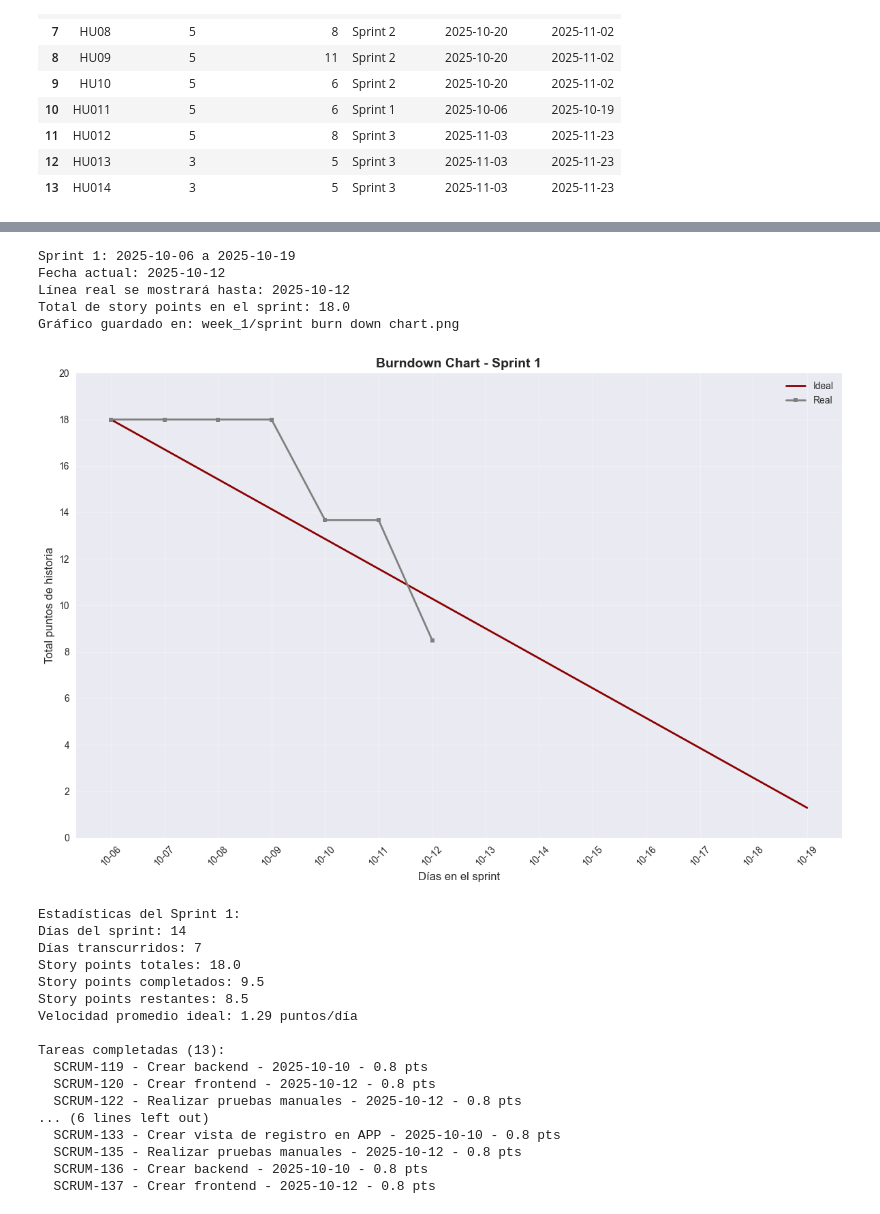
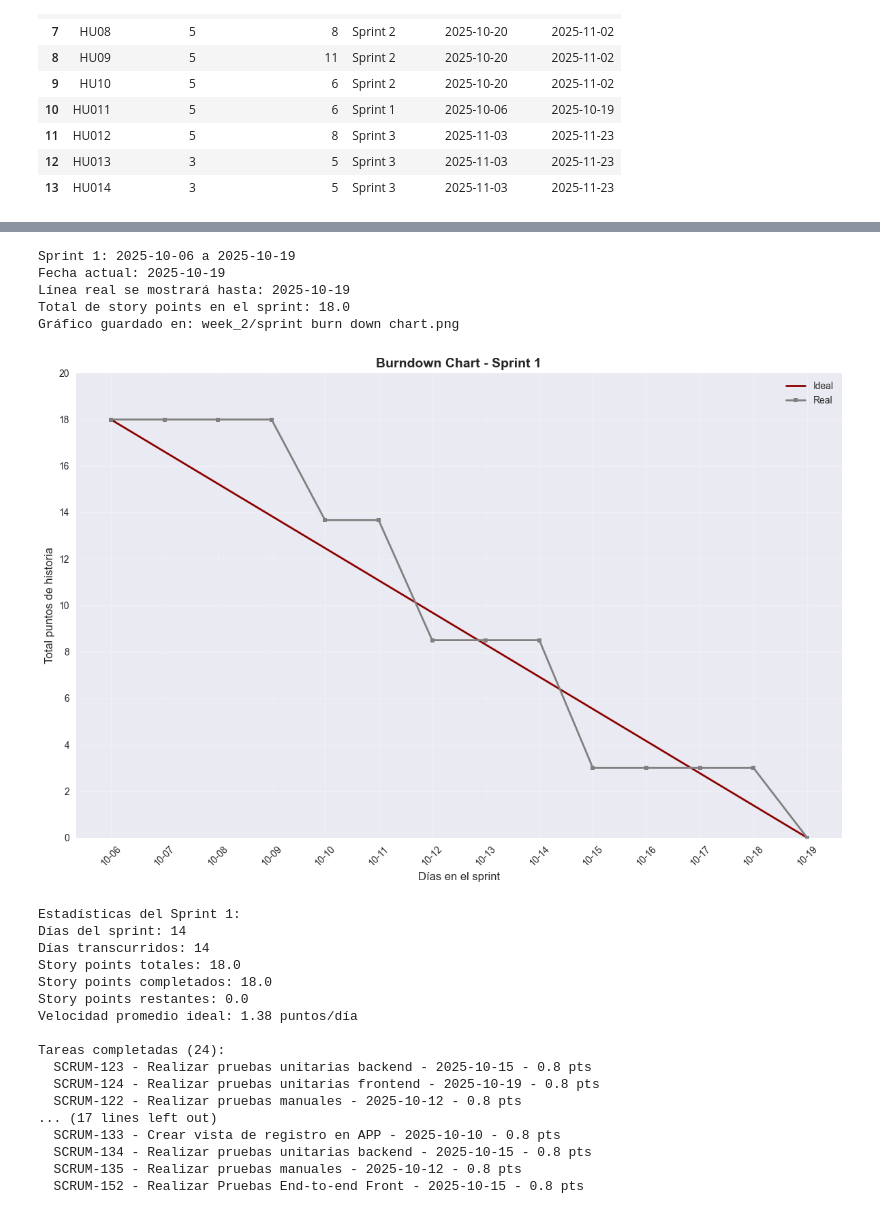
Before and after one commit to JohannPaezU/MISW4501-MediSupply, a Jupyter notebook: graphics/sprint_reports_analysis.ipynb, the cells around one changed output, grey strips where cells are left out. Saved outputs shown, nothing was run; the diff lists cells and outputs as text; code cells hidden in the pictures.

```diff
--- a/graphics/sprint_reports_analysis.ipynb
+++ b/graphics/sprint_reports_analysis.ipynb
@@ -20,7 +20,7 @@ plt.style.use('seaborn-v0_8')
 sns.set_palette("husl")
 
 # Parámetros de entrada (modificar según sea necesario)
-week = 1
+week = 2
 sprint_number = 1
 
 print(f"Análisis de la semana {week} y el sprint {sprint_number}")
@@ -273,7 +286,7 @@ def create_burndown_chart(enhanced_data, sprint_number, week_number):
 
     # Calcular progreso ideal (línea diagonal completa)
     ideal_progress = []
-    daily_burn_rate = total_story_points / len(sprint_days)
+    daily_burn_rate = total_story_points / (len(sprint_days) - 1)
 
     for i, day in enumerate(sprint_days):
         ideal_remaining = total_story_points - (daily_burn_rate * i)
@@ -330,52 +343,52 @@ def create_burndown_chart(enhanced_data, sprint_number, week_number):
     print(f"Story points completados: {total_story_points - real_progress[-1]}")
     print(f"Story points restantes: {real_progress[-1]}")
     print(f"Velocidad promedio ideal: {daily_burn_rate:.2f} puntos/día")
 
     # Mostrar detalles de las tareas completadas
     completed_tasks = sprint_data[
         (sprint_data['status'] == 'Done') &
         (pd.to_datetime(sprint_data['completion_date'], errors='coerce').notna())
     ]
 
     if not completed_tasks.empty:
         print(f"\nTareas completadas ({len(completed_tasks)}):")
         for _, task in completed_tasks.iterrows():
             completion_date = pd.to_datetime(task['completion_date'], errors='coerce')
             print(f"  {task['sub_task']} - {completion_date.strftime('%Y-%m-%d')} - {task['story_points_per_subtask']:.1f} pts")
 
     return {
         'sprint_days': sprint_days,
         'real_days': real_days,
         'ideal_progress': ideal_progress,
         'real_progress': real_progress,
         'total_story_points': total_story_points,
         'save_path': save_path
     }
 
 # Crear el burndown chart para el sprint actual
 burndown_data = create_burndown_chart(enhanced_week_data, sprint_number, week)
 # %% [output]
 Sprint 1: 2025-10-06 a 2025-10-19
-Fecha actual: 2025-10-12
-Línea real se mostrará hasta: 2025-10-12
+Fecha actual: 2025-10-19
+Línea real se mostrará hasta: 2025-10-19
 Total de story points en el sprint: 18.0
-Gráfico guardado en: week_1/sprint burn down chart.png
+Gráfico guardado en: week_2/sprint burn down chart.png
-[figure, old version]
+[figure, new version]
 Estadísticas del Sprint 1:
 Días del sprint: 14
-Días transcurridos: 7
+Días transcurridos: 14
 Story points totales: 18.0
-Story points completados: 9.5
-Story points restantes: 8.5
-Velocidad promedio ideal: 1.29 puntos/día
+Story points completados: 18.0
+Story points restantes: 0.0
+Velocidad promedio ideal: 1.38 puntos/día
 
-Tareas completadas (13):
-  SCRUM-119 - Crear backend - 2025-10-10 - 0.8 pts
-  SCRUM-120 - Crear frontend - 2025-10-12 - 0.8 pts
+Tareas completadas (24):
+  SCRUM-123 - Realizar pruebas unitarias backend - 2025-10-15 - 0.8 pts
+  SCRUM-124 - Realizar pruebas unitarias frontend - 2025-10-19 - 0.8 pts
   SCRUM-122 - Realizar pruebas manuales - 2025-10-12 - 0.8 pts
-... (6 lines left out)
+... (17 lines left out)
   SCRUM-133 - Crear vista de registro en APP - 2025-10-10 - 0.8 pts
+  SCRUM-134 - Realizar pruebas unitarias backend - 2025-10-15 - 0.8 pts
   SCRUM-135 - Realizar pruebas manuales - 2025-10-12 - 0.8 pts
-  SCRUM-136 - Crear backend - 2025-10-10 - 0.8 pts
-  SCRUM-137 - Crear frontend - 2025-10-12 - 0.8 pts
+  SCRUM-152 - Realizar Pruebas End-to-end Front - 2025-10-15 - 0.8 pts
 # %%
```
Also changed, not shown: parts of 8 cells of this notebook, 8 other files.
